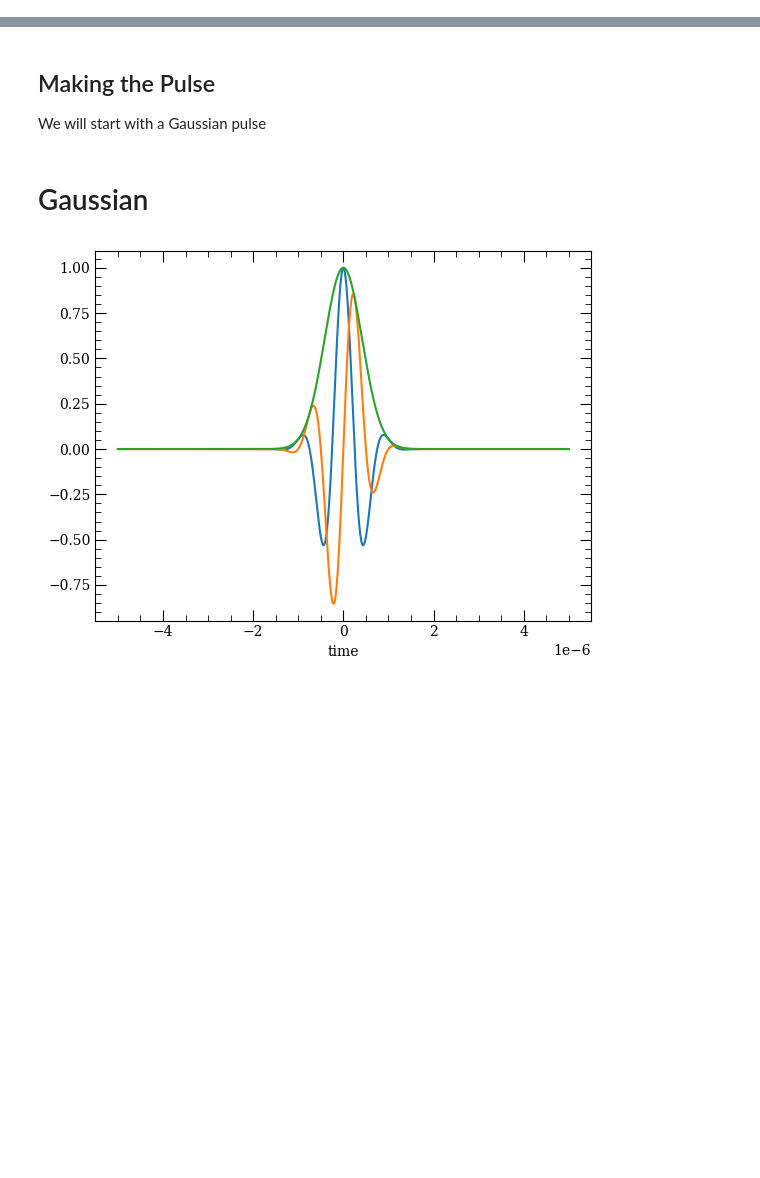
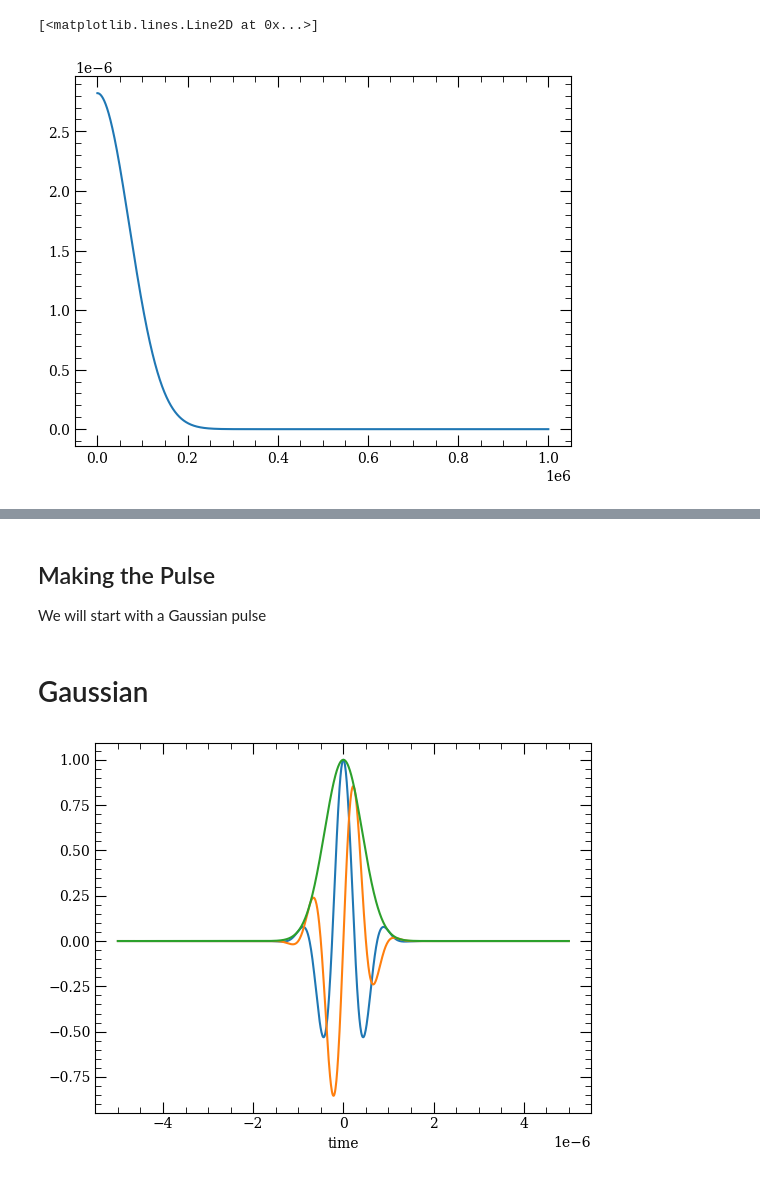
Before and after one commit to asaunders-uob/Rydberg, a Jupyter notebook: PyCode/Pulses of light.ipynb, the cells around one changed output, grey strips where cells are left out. Cells and saved outputs as stored; diff of their text form; code cells hidden in the pictures; blank space fills up the shorter version.

```diff
--- a/PyCode/Pulses of light.ipynb
+++ b/PyCode/Pulses of light.ipynb
@@ -19,0 +78,10 @@ from scipy.fft import fft, ifft, fftfreq, irfft
+# %%
+omegas = np.linspace(1,1E6,10000)
+
+def E_omega(omega):
+    return np.abs(t_0) * np.exp(-t_0**2*omegas**2)/(2*np.sqrt(np.pi))
+
+plt.plot(omegas,E_omega(omegas))
+# %% [output]
+[<matplotlib.lines.Line2D at 0x...>]
+[figure, added]
```
Also changed, not shown: parts of 28 cells of this notebook, 1 other file.
